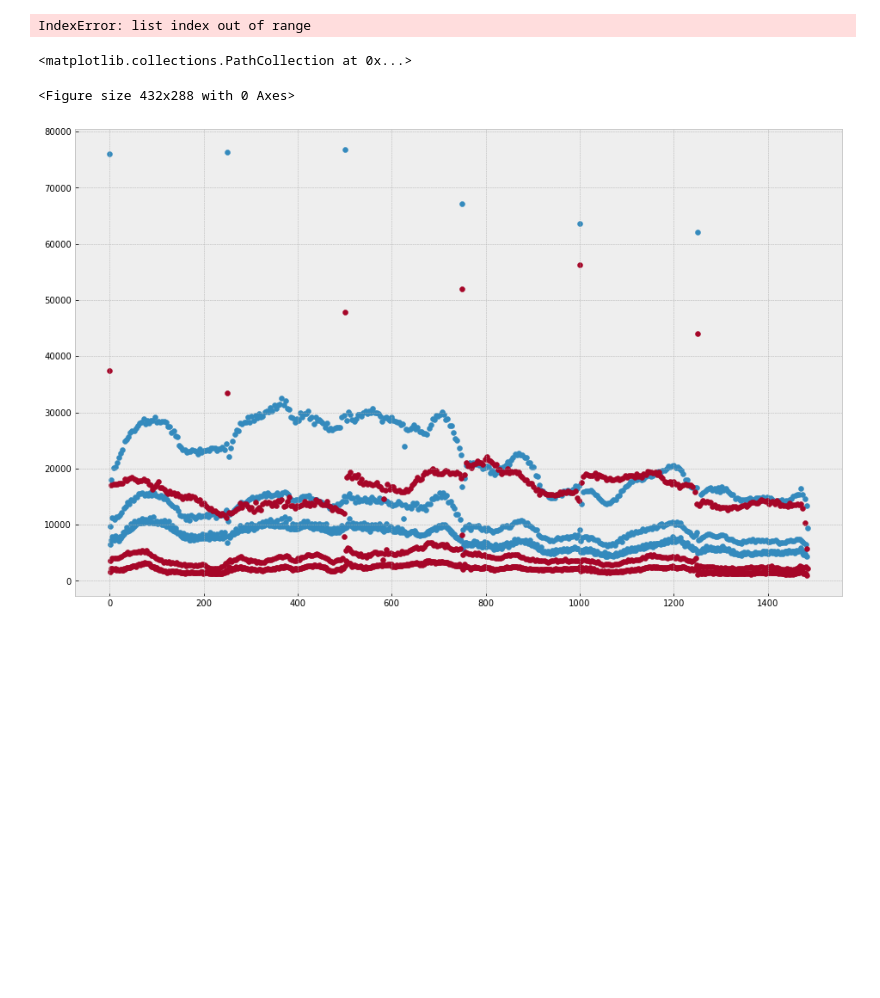
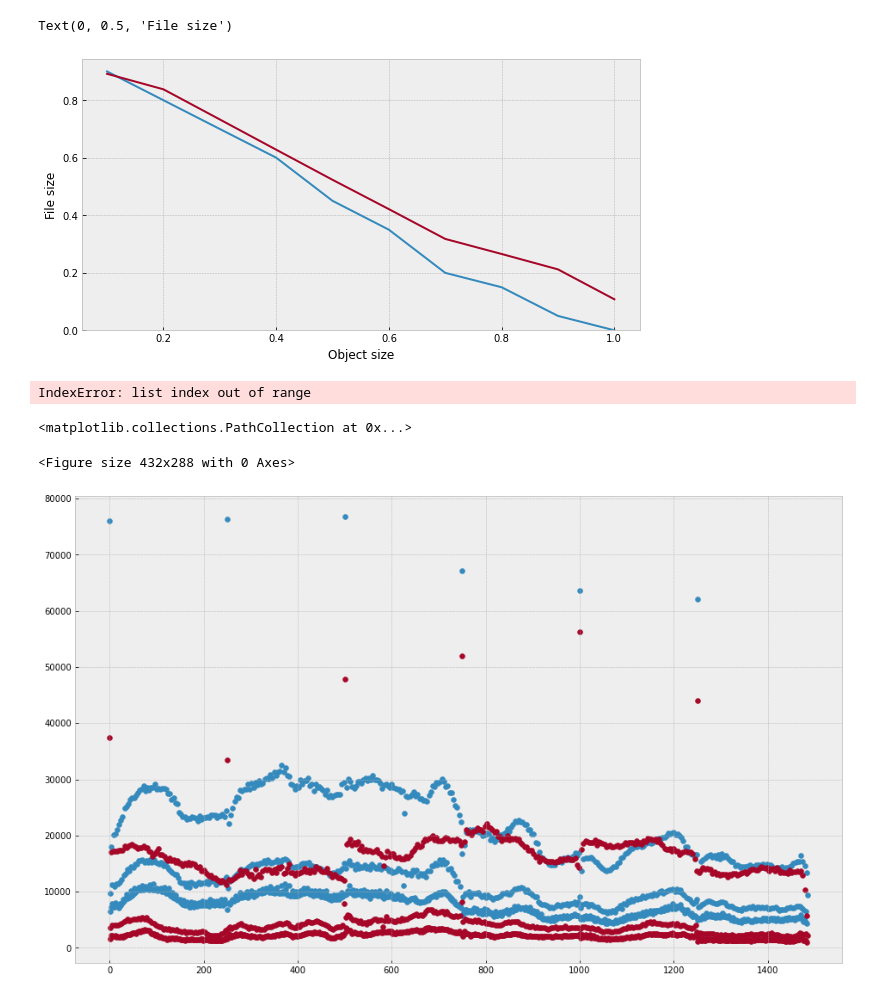
Before and after one commit to KuntaiDu/AccMPEG, a Jupyter notebook: visualize.ipynb, the cells around one changed output. Cells and saved outputs as stored; diff of their text form; code cells hidden in the pictures; blank space fills up the shorter version.

```diff
--- a/visualize.ipynb
+++ b/visualize.ipynb
@@ -224,3 +242,22 @@ for i, video_name in enumerate(video_names):
+# %%
+
+ratio = [1, 0.9, 0.8, 0.7, 0.6, 0.5, 0.4, 0.3, 0.2, 0.1]
+
+gt = [2562, 2434 ,2179, 2051, 1667, 1410, 1026, 771, 515, 259]
+
+filesize = [2179+107, 1923+97, 1795+88, 1667+82, 1410+74, 1154+69, 899+56, 643+43, 387+31, 259+21]
+
+fig, ax = plt.subplots(1, figsize=(10, 5))
+
+ax.plot(ratio, [(2562-i)/2562 for i in gt])
+ax.plot(ratio, [(2562-i)/2562 for i in filesize])
+ax.set_ylim(bottom=0)
+
+ax.set_xlabel('Object size')
+ax.set_ylabel('File size')
+# %% [output]
+Text(0, 0.5, 'File size')
+[figure, added]
 # %%
 fig.savefig('results_8_videos.jpg', bbox_inches='tight')
 # %%
```
Also changed, not shown: parts of 2 cells of this notebook, 37 other files.
